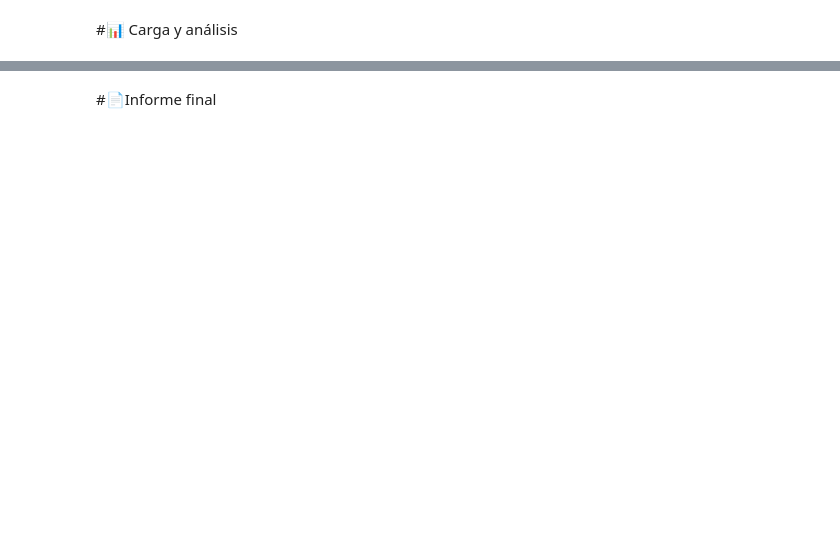
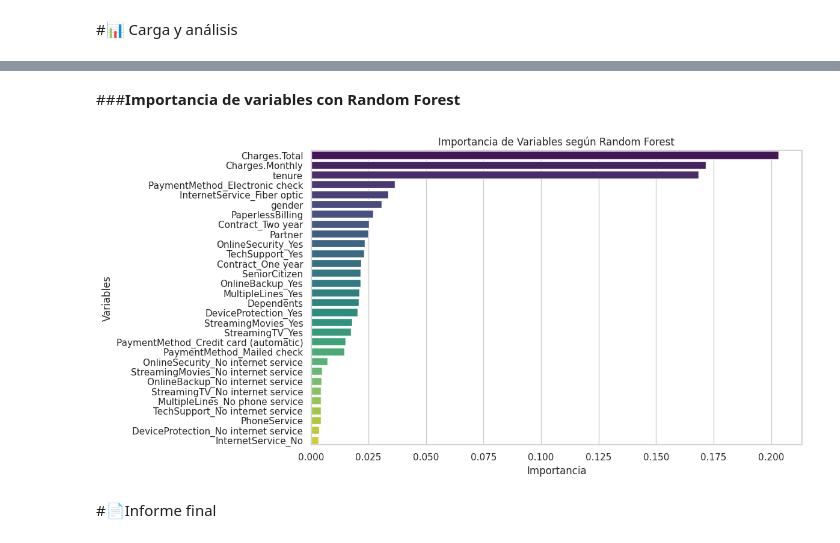
Before and after one commit to TAGARA-TECH/ChallengeTelecomX, a Jupyter notebook: TelecomX_LATAM_copia.ipynb, the cells around one changed output, grey strips where cells are left out. Drawn from its saved outputs; the diff is of its cells as text; code cells hidden in the pictures; blank space fills up the shorter version.

```diff
--- a/TelecomX_LATAM_copia.ipynb
+++ b/TelecomX_LATAM_copia.ipynb
@@ -8,0 +337,7 @@
+# %%
+from sklearn.preprocessing import MinMaxScaler
+
+scaler = MinMaxScaler()
+df_model[['tenure', 'Charges.Monthly', 'Charges.Total']] = scaler.fit_transform(
+    df_model[['tenure', 'Charges.Monthly', 'Charges.Total']]
+)
@@ -9,2 +417,38 @@
+# %% [markdown]
+###**Importancia de variables con Random Forest**
+# %%
+from sklearn.ensemble import RandomForestClassifier
+from sklearn.model_selection import train_test_split
+import numpy as np
+import matplotlib.pyplot as plt
+import seaborn as sns
+
+# Definir variables predictoras y target
+X = df_model.drop(columns=['Churn', 'customerID'])
+y = df_model['Churn']
+
+# Separar en train/test
+X_train, X_test, y_train, y_test = train_test_split(X, y, test_size=0.2, random_state=42)
+
+# Modelo Random Forest
+model = RandomForestClassifier(n_estimators=100, random_state=42)
+model.fit(X_train, y_train)
+
+# Obtener importancias
+importances = model.feature_importances_
+feature_names = X.columns
+indices = np.argsort(importances)[::-1]
+
+# Visualizar
+plt.figure(figsize=(12, 6))
+# Modificado para seguir la sugerencia de la advertencia
+sns.barplot(x=importances[indices], y=feature_names[indices], hue=feature_names[indices], palette='viridis', legend=False)
+plt.title("Importancia de Variables según Random Forest")
+plt.xlabel("Importancia")
+plt.ylabel("Variables")
+plt.tight_layout()
+plt.show()
+# %% [output]
+[figure, added]
 # %% [markdown]
 #📄Informe final
```
Also changed, not shown: parts of 27 cells of this notebook.
